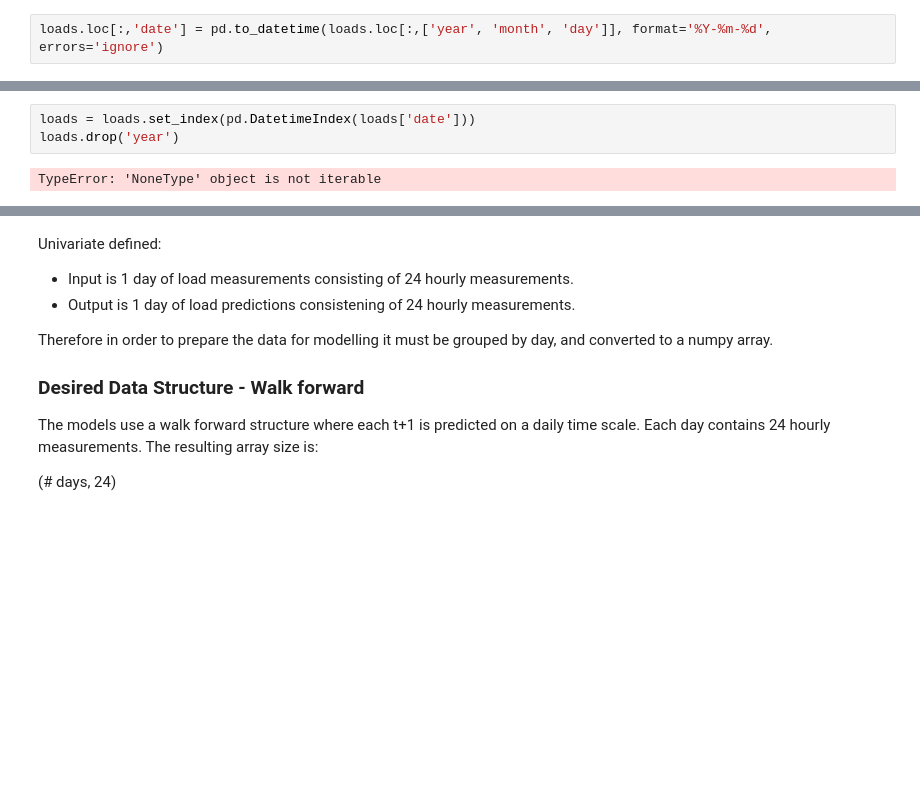
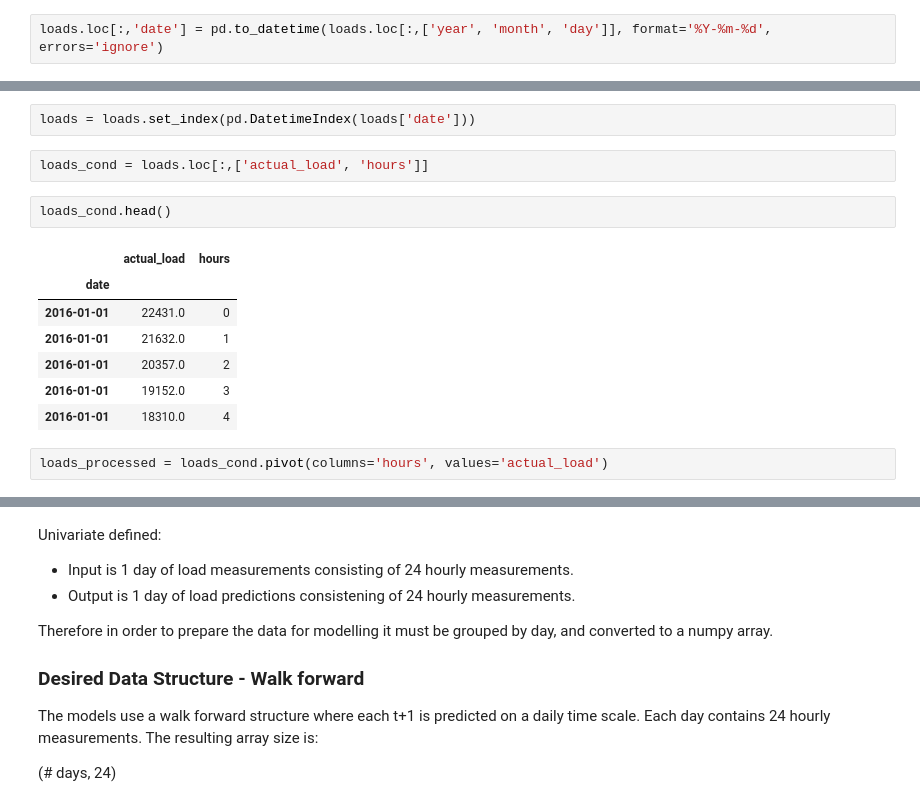
Before and after one commit to kolasniwash/short-term-energy-demand-forecasting, a Jupyter notebook: univariate_naive_model_preprocessing.ipynb, the cells around one changed output, grey strips where cells are left out. Cells and saved outputs as stored; diff of their text form; blank space fills up the shorter version.

```diff
--- a/univariate_naive_model_preprocessing.ipynb
+++ b/univariate_naive_model_preprocessing.ipynb
@@ -88,5 +94,16 @@ Index(['day_forecast', 'actual_load', 'hours', 'year', 'month', 'day', 'date'],
 # %%
 loads = loads.set_index(pd.DatetimeIndex(loads['date']))
-loads.drop('year')
-# %% [output]
-TypeError: 'NoneType' object is not iterable
+# %%
+loads_cond = loads.loc[:,['actual_load', 'hours']]
+# %%
+loads_cond.head()
+# %% [output]
+|  | actual_load | hours |
+| date |  |  |
+| 2016-01-01 | 22431.0 | 0 |
+| 2016-01-01 | 21632.0 | 1 |
+| 2016-01-01 | 20357.0 | 2 |
+| 2016-01-01 | 19152.0 | 3 |
+| 2016-01-01 | 18310.0 | 4 |
+# %%
+loads_processed = loads_cond.pivot(columns='hours', values='actual_load')
```
Also changed, not shown: parts of 5 cells of this notebook.
